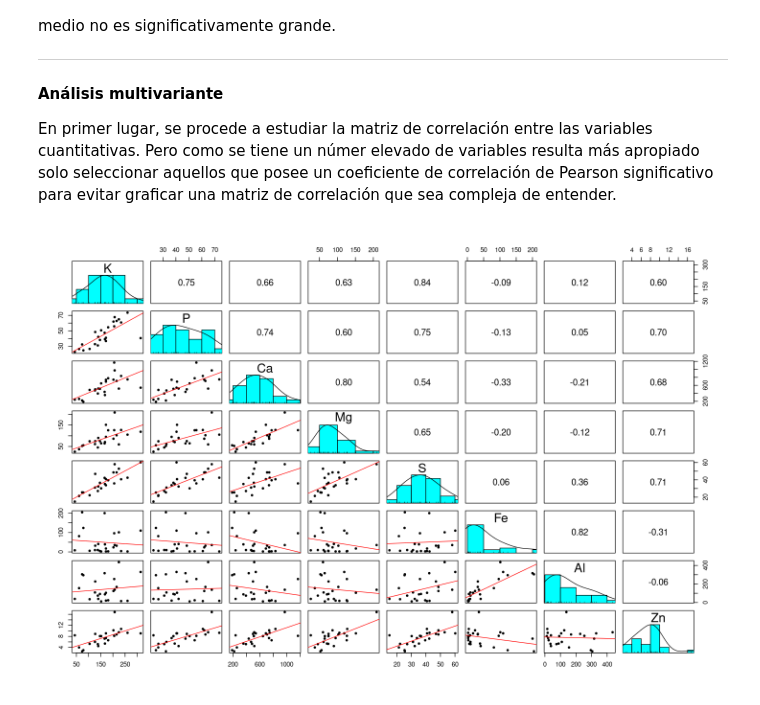
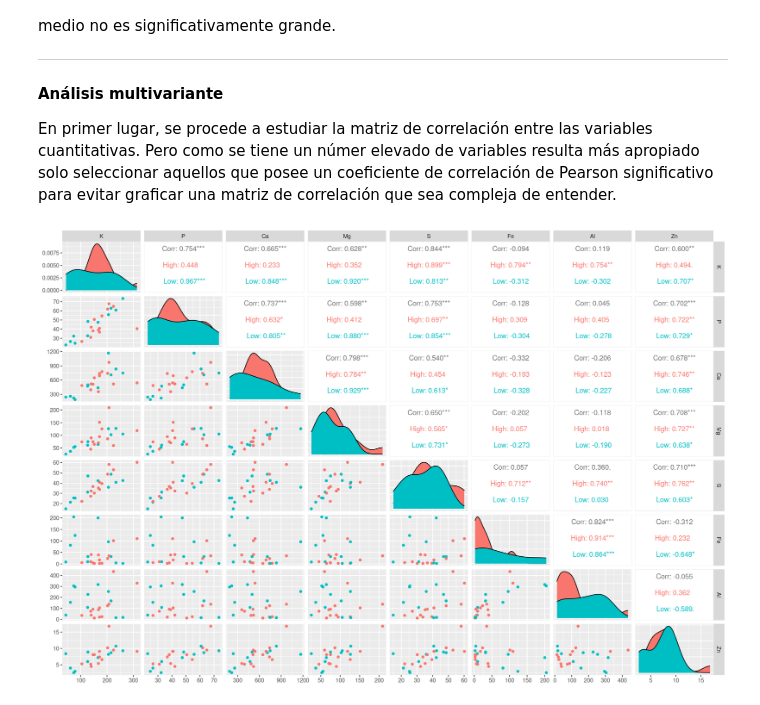
Before and after one commit to HugoVarelaSanchez/MEDAD_Vegetales, a Jupyter notebook: script.ipynb, the cells around one changed output. Cells and saved outputs as stored; diff of their text form; code cells hidden in the pictures.

```diff
--- a/script.ipynb
+++ b/script.ipynb
@@ -228,19 +229,20 @@ En primer lugar, se procede a estudiar la matriz de correlación entre las varia
 # %%
 cor_matrix <- cor(df_numeric)
 elementos <- c()
 # Solo se recorre la triangular superior de la matriz de correlaciones.
 for (row in 2:nrow(cor_matrix)){
     for (col in 1:(row - 1)){
         rho <- cor_matrix[row, col] # Coeficiente de correlacion lineal de Pearson
         if (rho^2 > 0.5 ){
             e1 <- rownames(cor_matrix)[row]; e2 <- colnames(cor_matrix)[col]
             elementos <- c(elementos, e1, e2)
         }
     }
 }
 elementos <- unique(elementos)
 # Grafico
-pairs.panels(df_numeric[, elementos], smooth = T, density = T, digits = 2,
-             ellipses=F, method='pearson', pch=20, cor=T, lm = T)
+options(repr.plot.width=15, repr.plot.height=10)
+ggpairs(df_vegetal[, elementos],
+        aes(color = df_vegetal$Baresoil),)
 # %% [output]
-[figure, old version]
+[figure, new version]
```
Also changed, not shown: parts of 25 cells of this notebook.
